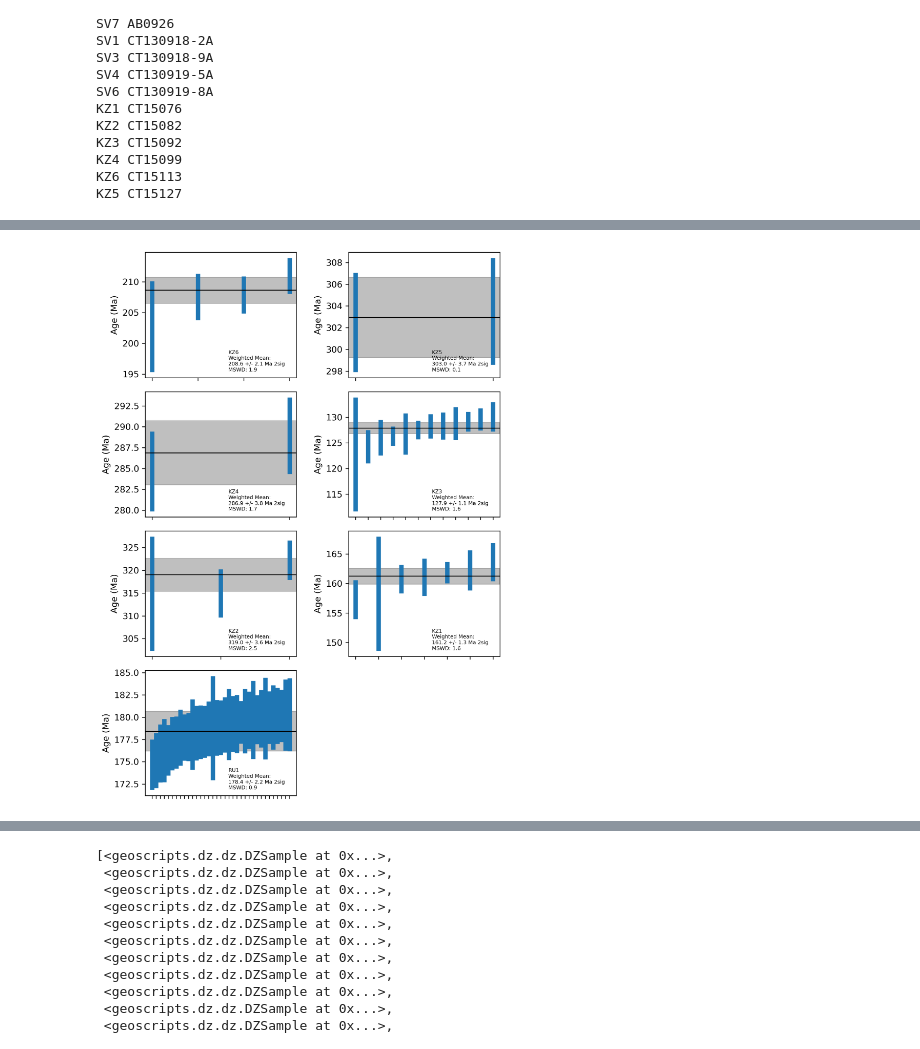
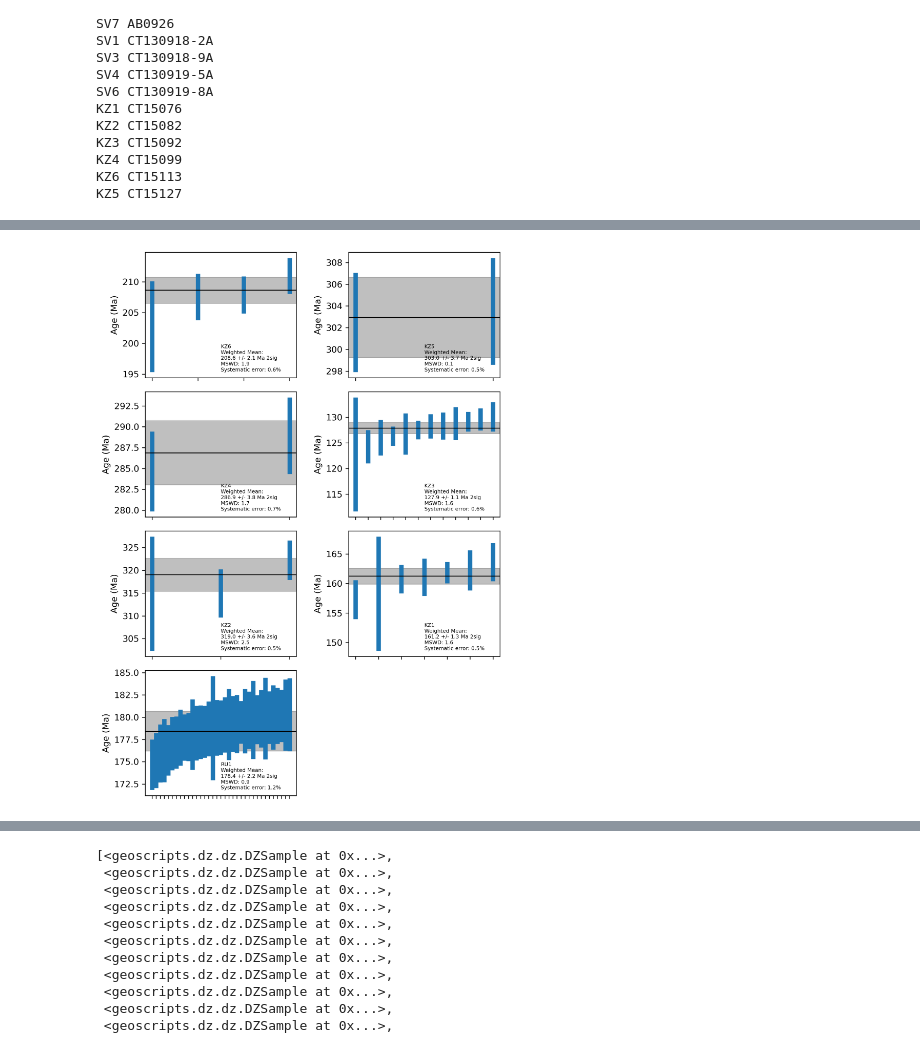
Before and after one commit to dyvasey/dz-caucasus, a Jupyter notebook: supp.ipynb, the cells around one changed output, grey strips where cells are left out. Drawn from its saved outputs; the diff is of its cells as text; code cells hidden in the pictures.

```diff
--- a/supp.ipynb
+++ b/supp.ipynb
@@ -57,7 +57,7 @@ ru = [smp for smp in samples if 'RU' in smp.name]
 fig, axs = plt.subplots(4,2,dpi=300,figsize=(6.5,9))
 
 for k,smp in enumerate(sv_samples):
-    smp.plot_mda(axs.flat[k])
+    smp.plot_mda(axs.flat[k],syst_error=True)
 
 plt.tight_layout()
 
@@ -67,13 +67,13 @@ fig.savefig('sv_mda_plots.pdf')
 # %%
 # Plot MDAs
 fig, axs = plt.subplots(4,2,dpi=300,figsize=(6.5,9))
 
 for k,smp in enumerate(kz_samples+ru):
-    smp.plot_mda(axs.flat[k])
+    smp.plot_mda(axs.flat[k],syst_error=True)
 
 axs.flat[7].remove()
 plt.tight_layout()
 
 fig.savefig('kz_mda_plots.pdf')
 # %% [output]
-[figure, old version]
+[figure, new version]
```
Also changed, not shown: parts of 3 cells of this notebook, 7 other files.
